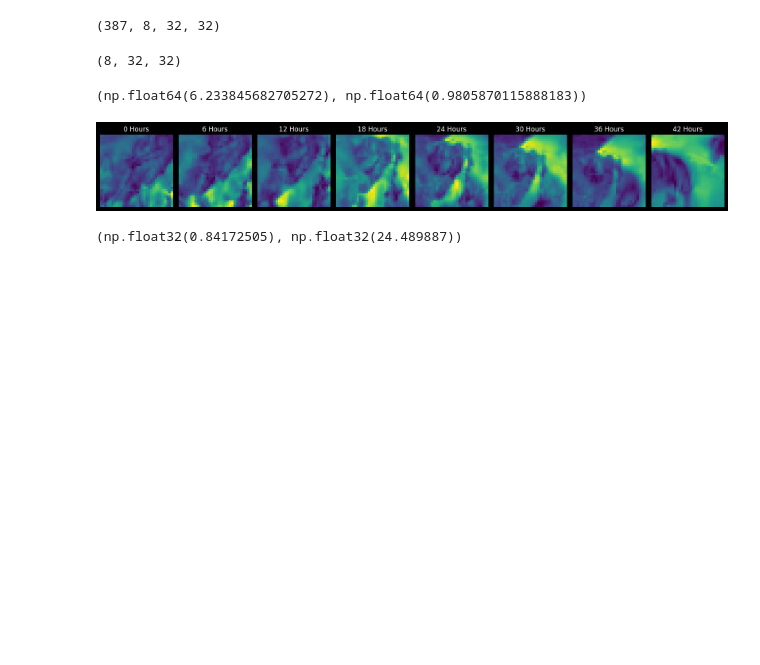
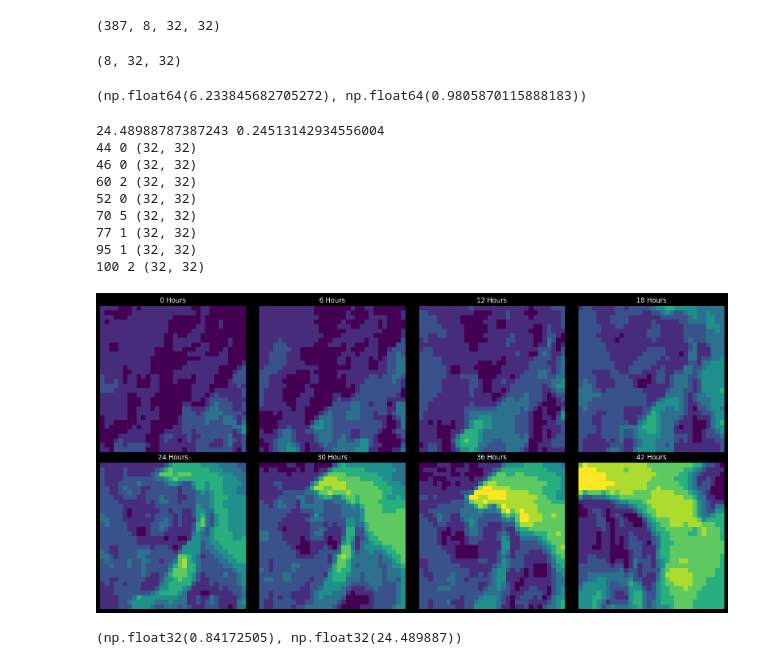
Before and after one commit to soCromp/cycloneSVD, a Jupyter notebook: evals.ipynb, the cells around one changed output. Saved outputs shown, nothing was run; the diff lists cells and outputs as text; code cells hidden in the pictures; blank space fills up the shorter version.

```diff
--- a/evals.ipynb
+++ b/evals.ipynb
@@ -12,7 +12,7 @@ from tqdm import tqdm
 from PIL import Image
 
 model_path = '/home/sonia/cycloneSVD/windmag_atlanticpacific2/'
-ckpt_name = 'checkpoint-7000'
+ckpt_name = 'checkpoint-50000'
 real_data_path = '/home/cyclone/train/windmag_atlanticpacific'
 # %%
 # feature_extractor = CLIPImageProcessor.from_pretrained('/mnt/data/sonia/svd/outputs/feature_extractor')
@@ -70,10 +70,10 @@ for example in tqdm(examples):
         noise_aug_strength=0.02,
     ).frames[0]
     preds.append(sample)
-    os.makedirs(os.path.join(outputdir, example), exist_ok=True)
+    os.makedirs(os.path.join(outputdir, ckpt_name, example), exist_ok=True)
     for i in range(num_frames):
         frame_arr = np.array(sample[i])
-        np.save(os.path.join(outputdir, example, f'{i}.npy'), frame_arr)
+        np.save(os.path.join(outputdir, ckpt_name, example, f'{i}.npy'), frame_arr)
 pipeline = pipeline.to('cpu')
 # %%
 pred = [np.asarray(p) for p in preds[0]]
@@ -165,25 +190,56 @@ composite.mean(), composite.std()
 # %%
 path = '/home/cyclone/train/windmag_atlanticpacific/19880121120440013000'
 import numpy as np
 import matplotlib.pyplot as plt
 
 # Create a figure with 8 subplots (2 rows, 4 columns)
-fig, axes = plt.subplots(nrows=1, ncols=8, figsize=(16, 8))
-# axes = axes.flatten()  # Flatten to simplify indexing
+fig, axes = plt.subplots(nrows=2, ncols=4, figsize=(16, 8))
+axes = axes.flatten()  # Flatten to simplify indexing
+
+imgs = []
+for i in range(8):
+    img = np.load(f'{path}/{i}.npy')  # Load the image data
+    if img.ndim == 3:
+        img = img.mean(axis=-1)
+    imgs.append(img)
+
+# 1. Define discrete levels and colormap
+levels = list(range(0,100, 10))
+cmap = plt.get_cmap('viridis', len(levels) - 1)
+norm = mcolors.BoundaryNorm(boundaries=levels, ncolors=cmap.N)
+maxp = max([np.max(p) for p in imgs])
+minp = min([np.min(p) for p in imgs])
+print(maxp,minp)
 
 # Load and plot each .npy file
 for i in range(8):
-    img = np.load(f'{path}/{i}.npy')  # Load the image data
-    axes[i].imshow(img, cmap='viridis' if img.ndim == 2 else None)
+    img = imgs[i]
+    img = imgs[i]
+    # img = img - minp # Load the image data
+    img = img - minp
+    img = img / (maxp - minp)  # Normalize the image data
+    img = 100*img
+    img = img.astype(np.uint8)
+    print(img.max(), img.min(), img.shape)
+    axes[i].imshow(img, cmap=cmap, norm=norm)
     axes[i].set_title(f'{i*6} Hours')
     axes[i].axis('off')  # Hide axes for better display
 
 # plt.title('Wind Magnitude Over Time From Storm Detection, 21 January 1988')
 # Improve layout and display
 plt.tight_layout()
 plt.show()
 # %% [output]
+24.48988787387243 0.24513142934556004
+44 0 (32, 32)
+46 0 (32, 32)
+60 2 (32, 32)
+52 0 (32, 32)
+70 5 (32, 32)
+77 1 (32, 32)
+95 1 (32, 32)
+100 2 (32, 32)
-[figure, old version]
+[figure, new version]
 # %%
 import numpy as np
 np.asarray(img).min(), np.asarray(img).max()
```
Also changed, not shown: parts of 2 cells of this notebook, 1 other file.
